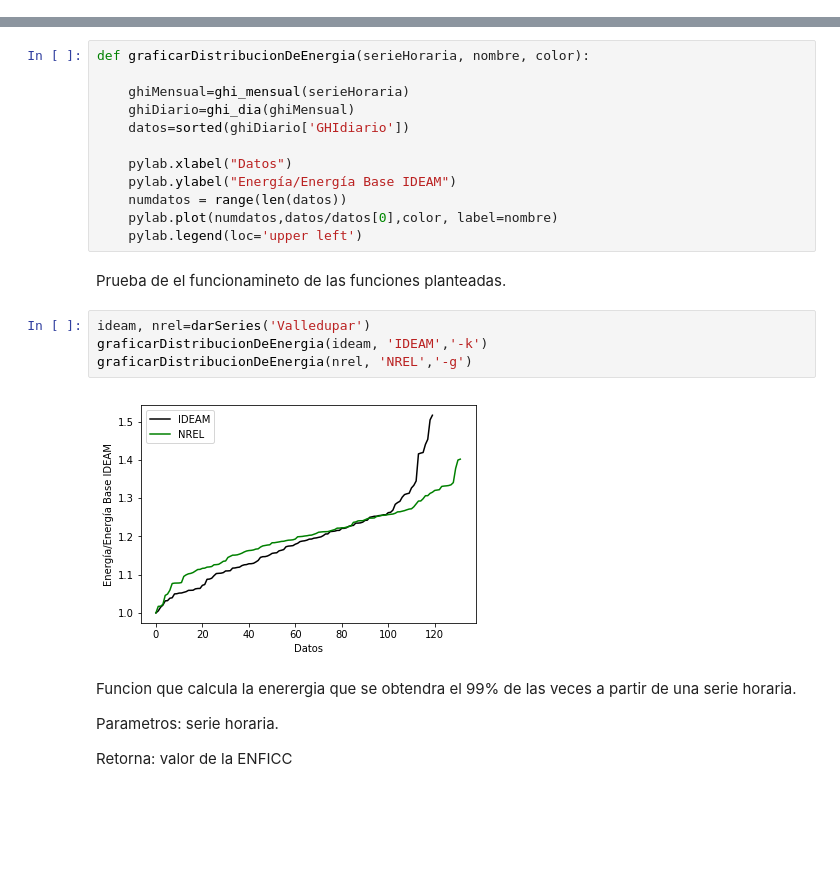
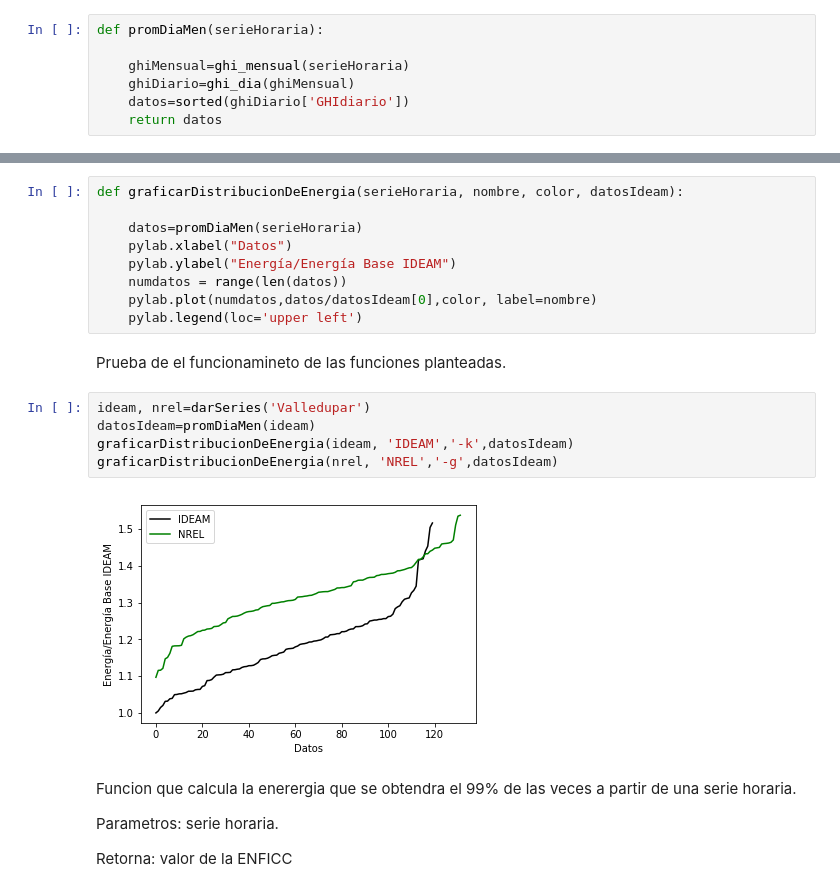
Before and after one commit to CamiloCastillo10/Herramientas-Computacionales-IMEC3602, a Jupyter notebook: Taller 1/Taller1.ipynb, the cells around one changed output, grey strips where cells are left out. Drawn from its saved outputs; the diff is of its cells as text; blank space fills up the shorter version.

```diff
--- a/Taller 1/Taller1.ipynb
+++ b/Taller 1/Taller1.ipynb
@@ -102,27 +108,32 @@ def ghi_dia(serie_ghi_mensual):
+# %%
+def promDiaMen(serieHoraria):
+
+    ghiMensual=ghi_mensual(serieHoraria)
+    ghiDiario=ghi_dia(ghiMensual)
+    datos=sorted(ghiDiario['GHIdiario'])
+    return datos
 # %% [markdown]
 Funcion que realiza una grafica de la distribucion de la energia mensula promedio a partir de una serie horaria.
 
 Parametros: serie horaria, nombre de la serie, color de la serie
 # %%
-def graficarDistribucionDeEnergia(serieHoraria, nombre, color):
+def graficarDistribucionDeEnergia(serieHoraria, nombre, color, datosIdeam):
 
-    ghiMensual=ghi_mensual(serieHoraria)
-    ghiDiario=ghi_dia(ghiMensual)
-    datos=sorted(ghiDiario['GHIdiario'])
-
+    datos=promDiaMen(serieHoraria)
     pylab.xlabel("Datos")
     pylab.ylabel("Energía/Energía Base IDEAM")
     numdatos = range(len(datos))
-    pylab.plot(numdatos,datos/datos[0],color, label=nombre)
+    pylab.plot(numdatos,datos/datosIdeam[0],color, label=nombre)
     pylab.legend(loc='upper left')
 # %% [markdown]
 Prueba de el funcionamineto de las funciones planteadas.
 # %%
 ideam, nrel=darSeries('Valledupar')
-graficarDistribucionDeEnergia(ideam, 'IDEAM','-k')
-graficarDistribucionDeEnergia(nrel, 'NREL','-g')
+datosIdeam=promDiaMen(ideam)
+graficarDistribucionDeEnergia(ideam, 'IDEAM','-k',datosIdeam)
+graficarDistribucionDeEnergia(nrel, 'NREL','-g',datosIdeam)
 # %% [output]
-[figure, old version]
+[figure, new version]
 # %% [markdown]
 Funcion que calcula la enerergia que se obtendra el 99% de las veces a partir de una serie horaria.
 
```
Also changed, not shown: parts of 22 cells of this notebook.
